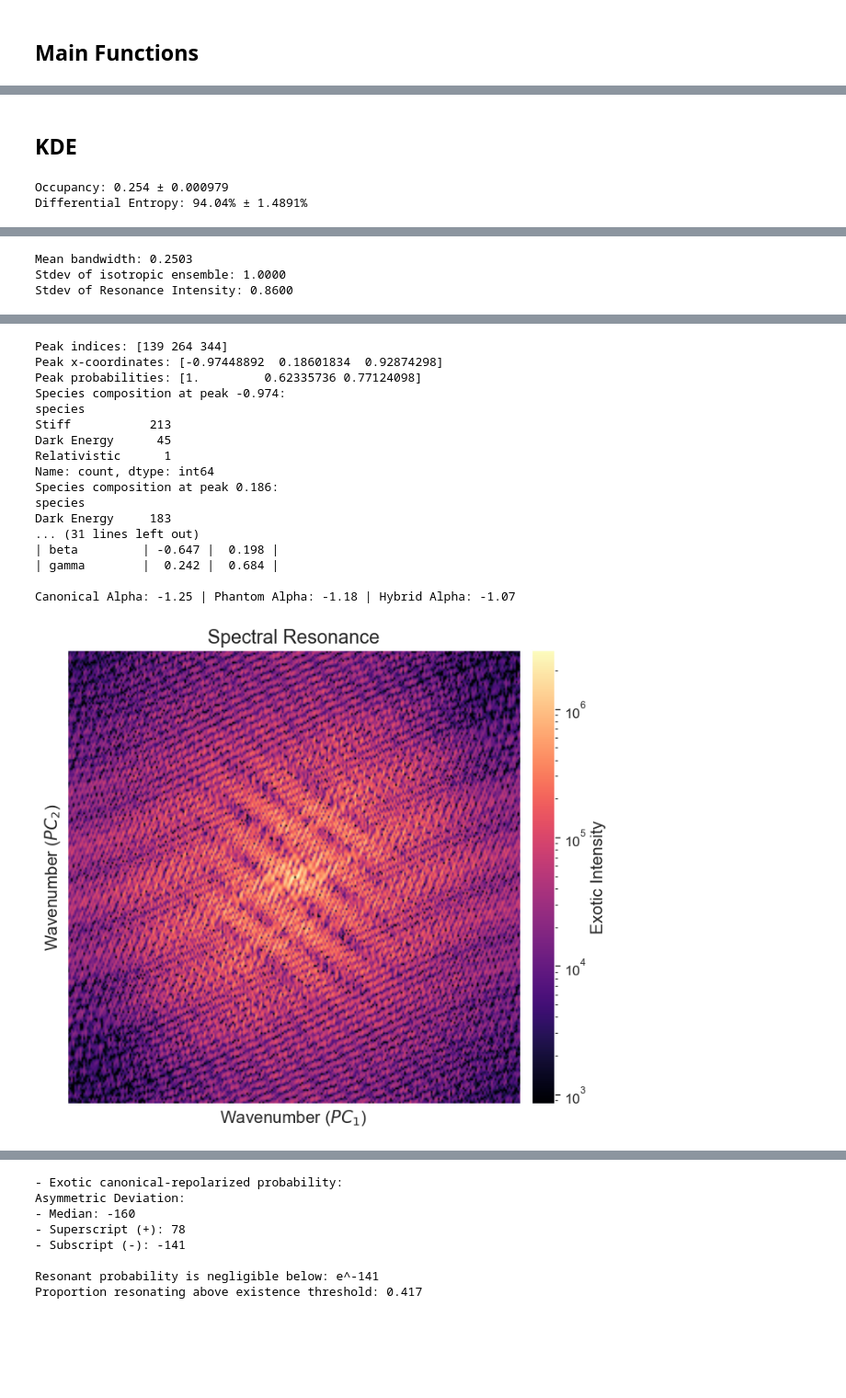
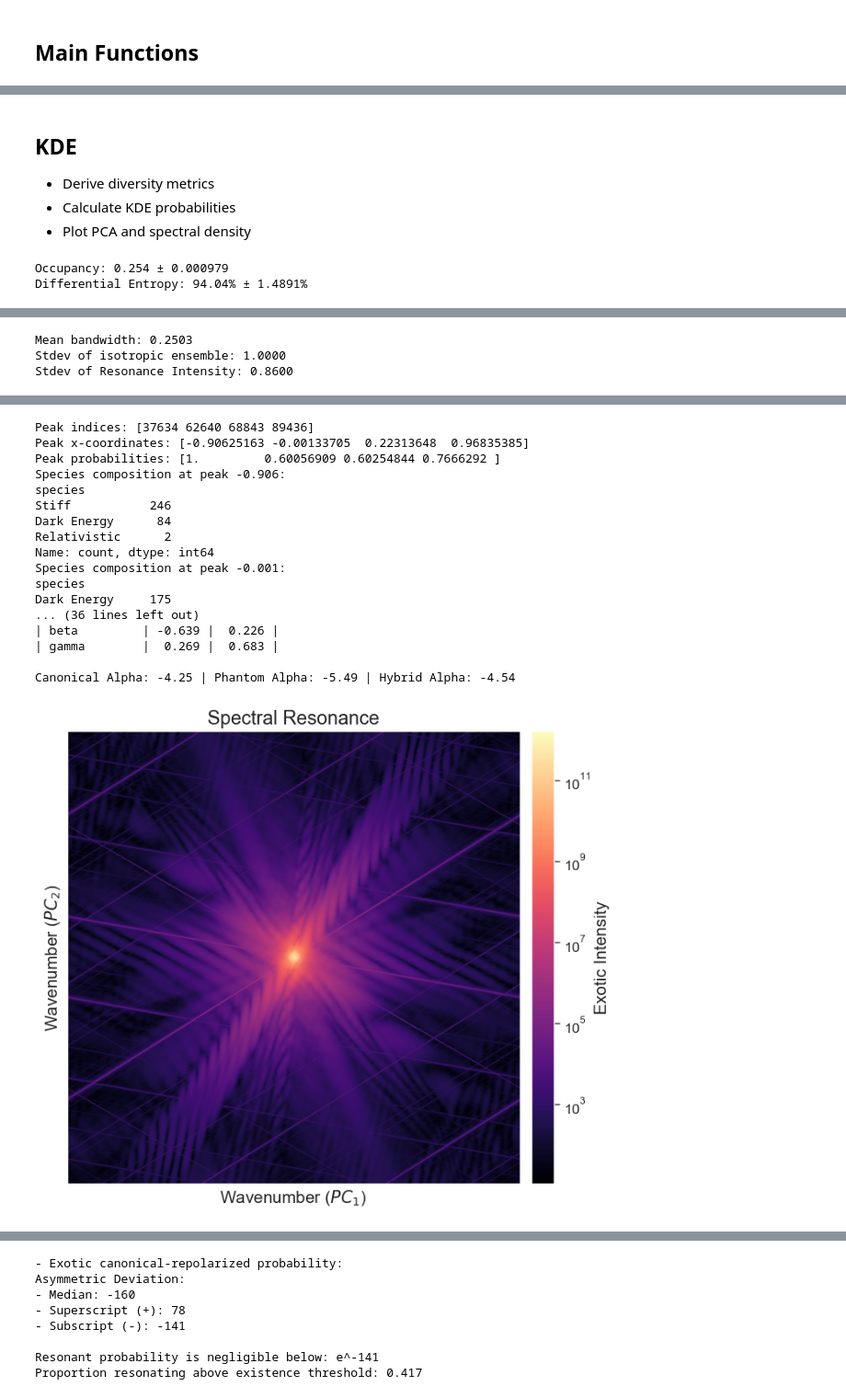
Before and after one commit to jgsoltes/Spacetime-KDE, a Jupyter notebook: Universe_KDE.ipynb, the cells around one changed output, grey strips where cells are left out. Shown at 92% size. Saved outputs shown, nothing was run; the diff lists cells and outputs as text; code cells hidden in the pictures; blank space fills up the shorter version.

```diff
--- a/Universe_KDE.ipynb
+++ b/Universe_KDE.ipynb
@@ -31,7 +31,9 @@ sns.set_context('paper', font_scale=1.2, rc={
     'xtick.labelsize': 12.5,
     'ytick.labelsize': 12.5
 })
-plot_resolution = 'low'
+
+### define plot resolution ('high' or 'low')
+plot_resolution = 'high'
 history_path = 'spacetime_ensemble.csv'
 
 ### physical constants
@@ -54,6 +56,11 @@ plot_label_map = {'t': r'$t$', 'a': r'$a$', 'adot': r'$\dot{a}$', 'adoubledot':
                   'k': r'$k$', 'beta': r'$\beta$', 'gamma': r'$\gamma$'
     }
 formatted_labels = [plot_label_map.get(name, name) for name in zeta_order]
+
+# suppress warnings
+warnings.filterwarnings('ignore', category=UserWarning)
+warnings.filterwarnings('ignore', category=RuntimeWarning)
+pd.set_option('display.max_columns',None)
 
 
 ##### parameter space bounds ######
@@ -1457,17 +1490,11 @@ Running evolutionary optimization for 1 samples.
 # %% [markdown]
 ## KDE
+- Derive diversity metrics
+- Calculate KDE probabilities
+- Plot PCA and spectral density
 # %%
-# KDE plot resolution
-plot_points_1d = 2**17 if plot_resolution == 'high' else 2**9
-plot_resolution_2d = 2**9 if plot_resolution == 'high' else 2**7
-
 # misc parameters
-warnings.filterwarnings('ignore', category=UserWarning)
-warnings.filterwarnings('ignore', category=RuntimeWarning)
-pd.set_option('display.max_columns',None)
-
 ##### load and isotropize data #####
-
 # load and clean
 ensemble_exponents = pd.read_csv(history_path)
 ensemble_exponents = ensemble_exponents.drop_duplicates()
@@ -1508,7 +1535,7 @@ display(df_physics.head(5))
 
 ### plots
 # plot_concept()
-prob_1d, res_2d, ensemble_1d = pca_kde() # principal axes
+prob_1d, res_2d = pca_kde() # principal axes
 spectral_analysis(ensemble_exponents,metric='nec') # spectral decompositiion
 # %% [output]
 Occupancy: 0.254 ± 0.000979
@@ -1527,19 +1554,19 @@ Stdev of Resonance Intensity: 0.8600
 [figure]
-Peak indices: [139 264 344]
-Peak x-coordinates: [-0.97448892  0.18601834  0.92874298]
-Peak probabilities: [1.         0.62335736 0.77124098]
-Species composition at peak -0.974:
+Peak indices: [37634 62640 68843 89436]
+Peak x-coordinates: [-0.90625163 -0.00133705  0.22313648  0.96835385]
+Peak probabilities: [1.         0.60056909 0.60254844 0.7666292 ]
+Species composition at peak -0.906:
 species
-Stiff           213
-Dark Energy      45
-Relativistic      1
+Stiff           246
+Dark Energy      84
+Relativistic      2
 Name: count, dtype: int64
-Species composition at peak 0.186:
+Species composition at peak -0.001:
 species
-Dark Energy     183
-... (31 lines left out)
-| beta         | -0.647 |  0.198 |
-| gamma        |  0.242 |  0.684 |
+Dark Energy     175
+... (36 lines left out)
+| beta         | -0.639 |  0.226 |
+| gamma        |  0.269 |  0.683 |
 
-Canonical Alpha: -1.25 | Phantom Alpha: -1.18 | Hybrid Alpha: -1.07
+Canonical Alpha: -4.25 | Phantom Alpha: -5.49 | Hybrid Alpha: -4.54
-[figure, old version]
+[figure, new version]
```
Also changed, not shown: parts of 18 cells of this notebook.
